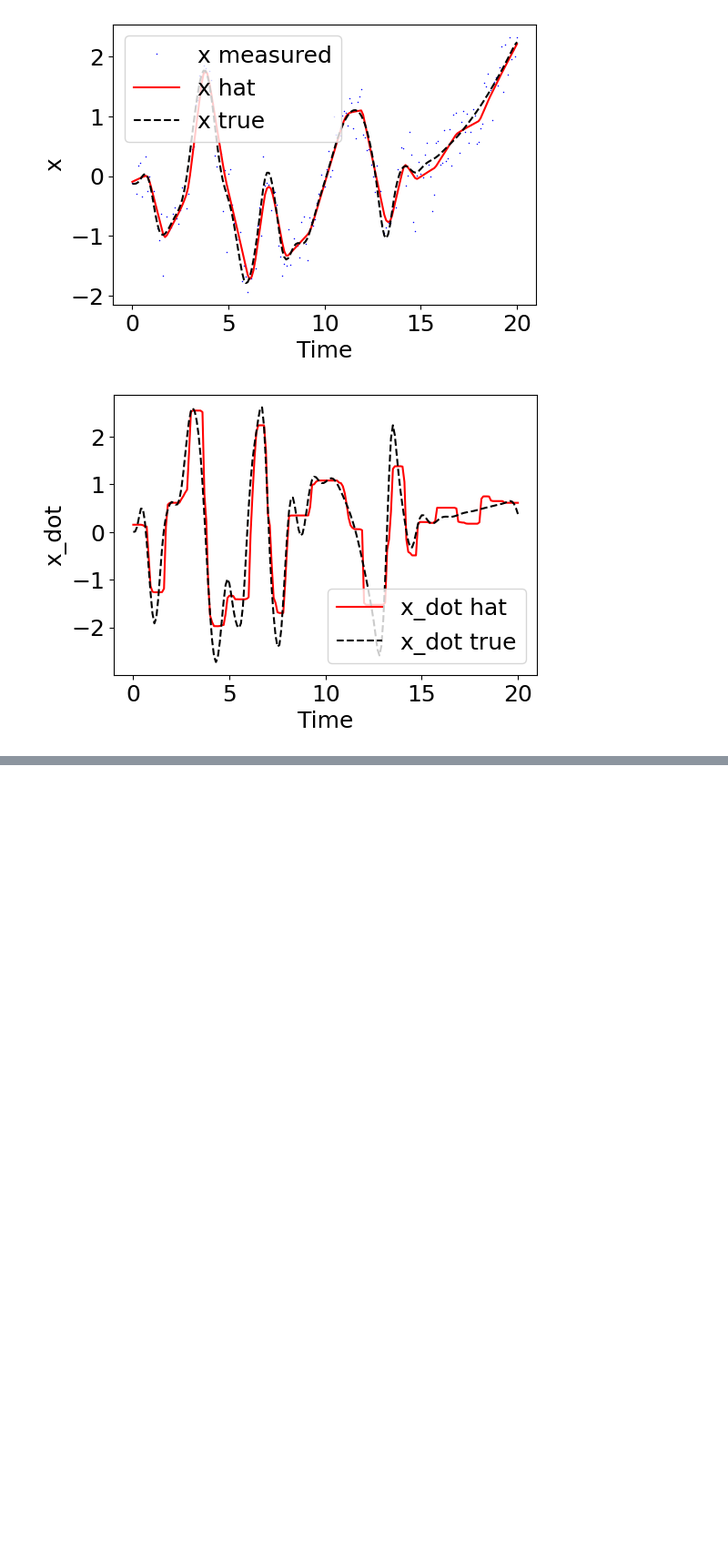
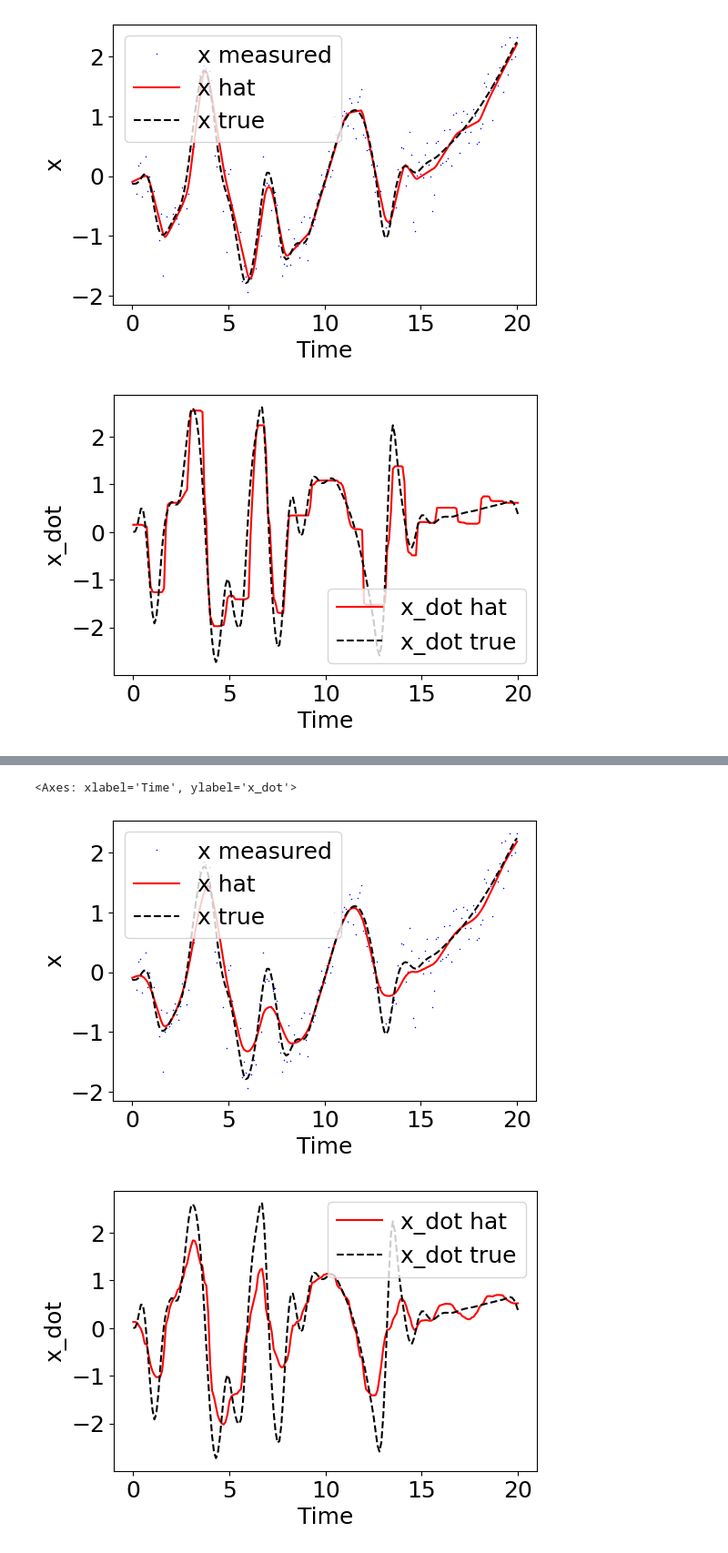
Before and after one commit to quangvumathneuro/Nonlinear_and_Data_Driven_Estimation, a Jupyter notebook: Lesson_14_Naive_Numerical_Differentiation/A_planar_drone_pynumdiff_QV.ipynb, the cells around one changed output, grey strips where cells are left out. Shown at 91% size. Saved outputs shown, nothing was run; the diff lists cells and outputs as text; code cells hidden in the pictures; blank space fills up the shorter version.

```diff
--- a/Lesson_14_Naive_Numerical_Differentiation/A_planar_drone_pynumdiff_QV.ipynb
+++ b/Lesson_14_Naive_Numerical_Differentiation/A_planar_drone_pynumdiff_QV.ipynb
@@ -323,0 +349,11 @@ plot_tme(t_sim, x_sim_df['x_dot'], None, state_xdot_smooth, label_var='x_dot')
+# %%
+tvr = pynumdiff.total_variation_regularization.iterative_velocity
+state_x_smooth, state_xdot_smooth = tvr(state_x_noisy, dt,
+                                        num_iterations=1,
+                                        gamma=1)# How much rely on original data, and how much you want to be smooth
+plot_tme(t_sim, x_sim_df['x'], state_x_noisy, state_x_smooth, label_var='x')
+plot_tme(t_sim, x_sim_df['x_dot'], None, state_xdot_smooth, label_var='x_dot')
+# %% [output]
+<Axes: xlabel='Time', ylabel='x_dot'>
+[figure, added]
+[figure, added]
```
Also changed, not shown: parts of 9 cells of this notebook.
